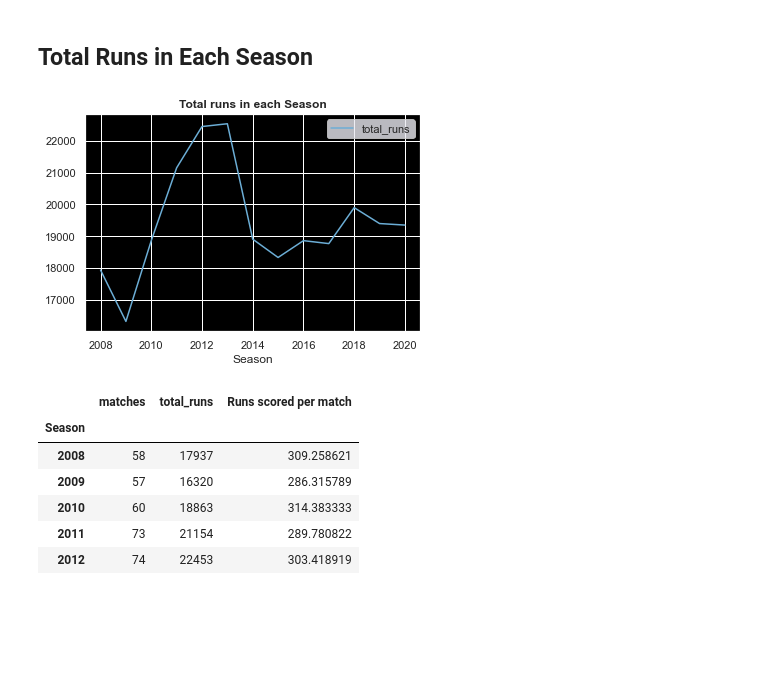
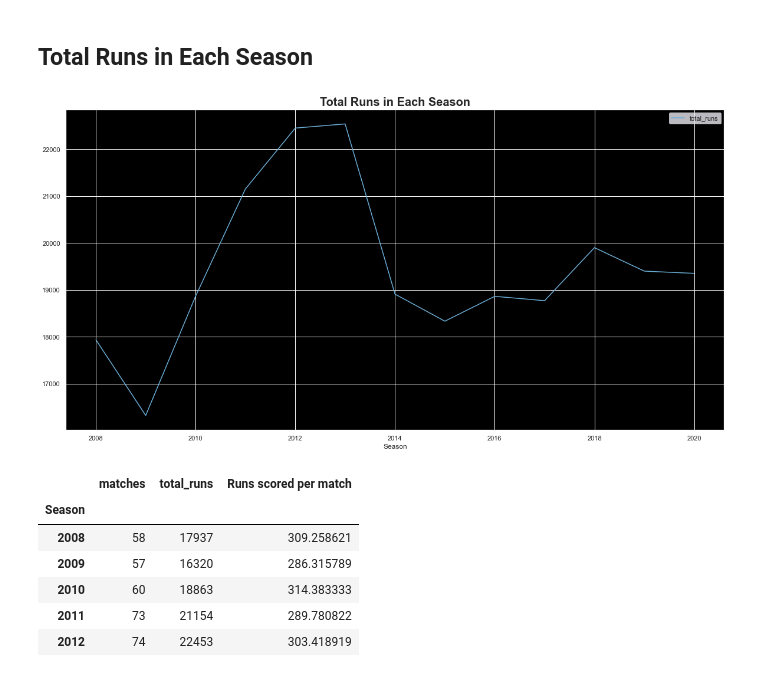
Before and after one commit to ikanurfitriani/IPL_2008-2020_and_2022, a Jupyter notebook: IPL_2008-2020.ipynb, the cells around one changed output. Cells and saved outputs as stored; diff of their text form; code cells hidden in the pictures; blank space fills up the shorter version.

```diff
--- a/IPL_2008-2020.ipynb
+++ b/IPL_2008-2020.ipynb
@@ -592,15 +593,16 @@ season_data
 # %% [markdown]
 ## Total Runs in Each Season
 # %%
+plt.figure(figsize=(20,10))
 season=season_data.groupby(['Season'])['total_runs'].sum().reset_index()
 p=season.set_index('Season')
 ax = plt.axes()
 ax.set(facecolor='black')
 sns.lineplot(data=p, palette='Blues_r')
-plt.title('Total runs in each Season', fontsize=12, fontweight='bold')
+plt.title('Total Runs in Each Season', fontsize=20, fontweight='bold')
 plt.show()
 # %% [output]
-[figure, old version]
+[figure, new version]
 # %%
 runs_per_season = pd.concat([match_per_season, season.iloc[:,1]], axis=1)
 runs_per_season['Runs scored per match'] = runs_per_season['total_runs']/runs_per_season['matches']
```
Also changed, not shown: parts of 10 cells of this notebook.
